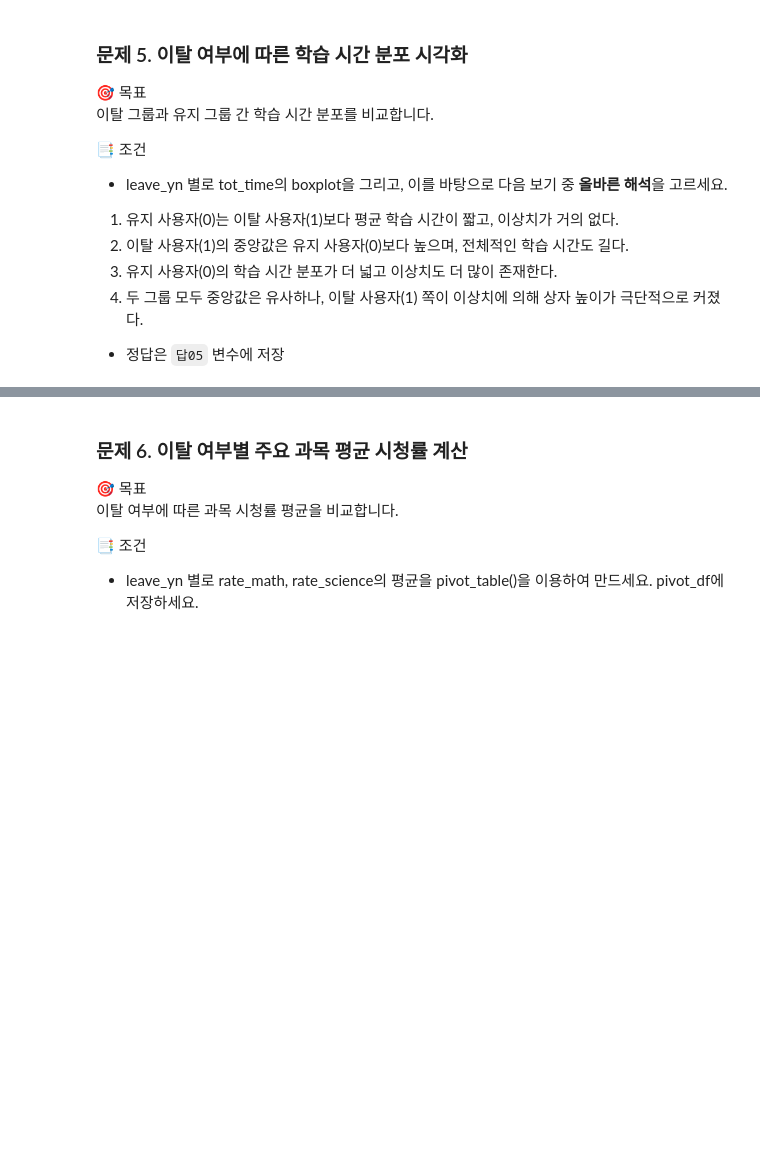
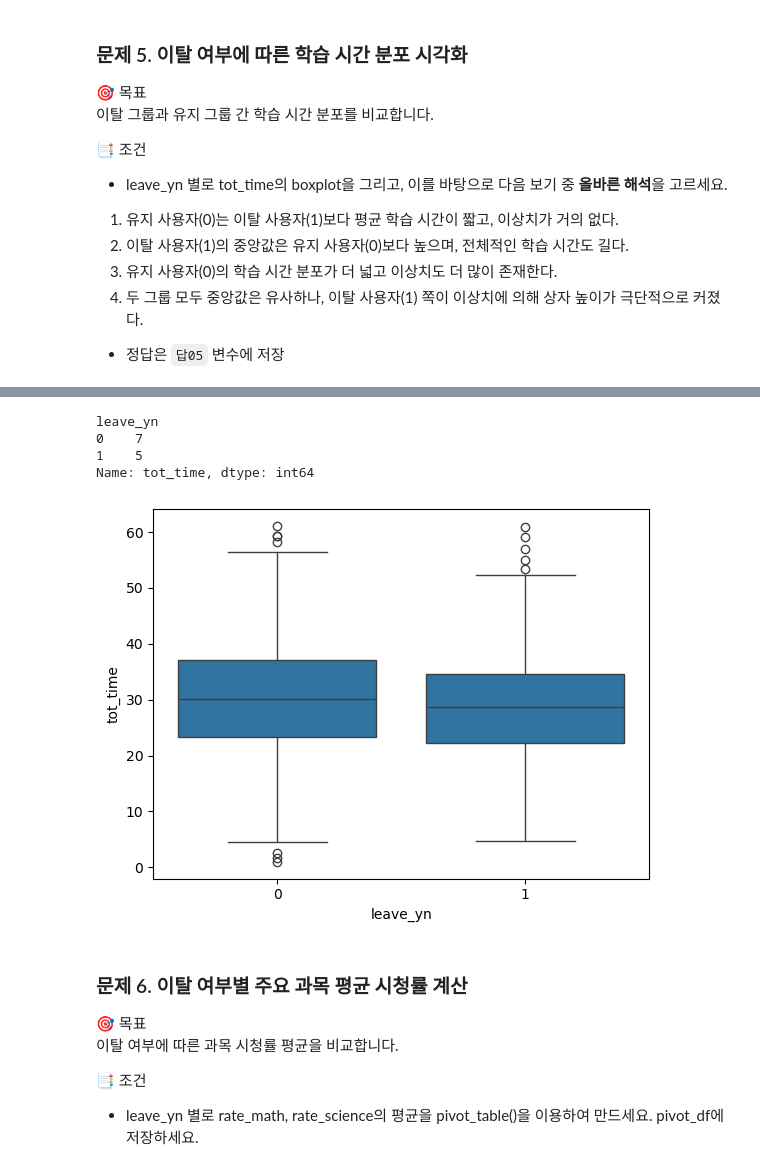
Before and after one commit to Sihyeon0123/AIVLE_School, a Jupyter notebook: AICE ASSOCIATE/2일차/8기_ASSO_과제5(교육 플랫폼 사용자 이탈 예측).ipynb, the cells around one changed output, grey strips where cells are left out. Saved outputs shown, nothing was run; the diff lists cells and outputs as text; code cells hidden in the pictures; blank space fills up the shorter version.

```diff
--- a/AICE ASSOCIATE/2일차/8기_ASSO_과제5(교육 플랫폼 사용자 이탈 예측).ipynb
+++ b/AICE ASSOCIATE/2일차/8기_ASSO_과제5(교육 플랫폼 사용자 이탈 예측).ipynb
@@ -122,5 +161,25 @@ edu_df.groupby('leave_yn')['tot_time'].mean()
+# %%
+def count_outliers(series):
+    Q1 = series.quantile(0.25)
+    Q3 = series.quantile(0.75)
+    IQR = Q3 - Q1
+    lower_bound = Q1 - 1.5 * IQR
+    upper_bound = Q3 + 1.5 * IQR
+    return ((series < lower_bound) | (series > upper_bound)).sum()
+
+outlier_count = edu_df.groupby('leave_yn')['tot_time'].apply(count_outliers)
+print(outlier_count)
+# %% [output]
+leave_yn
+0    7
+1    5
+Name: tot_time, dtype: int64
 # %%
 # 여기에 답안을 작성하세요.
+sns.boxplot(edu_df, x='leave_yn', y='tot_time')
+답05='3'
+# %% [output]
+[figure, added]
 # %% [markdown]
 
 ### 문제 6. 이탈 여부별 주요 과목 평균 시청률 계산
```
Also changed, not shown: parts of 17 cells of this notebook.
